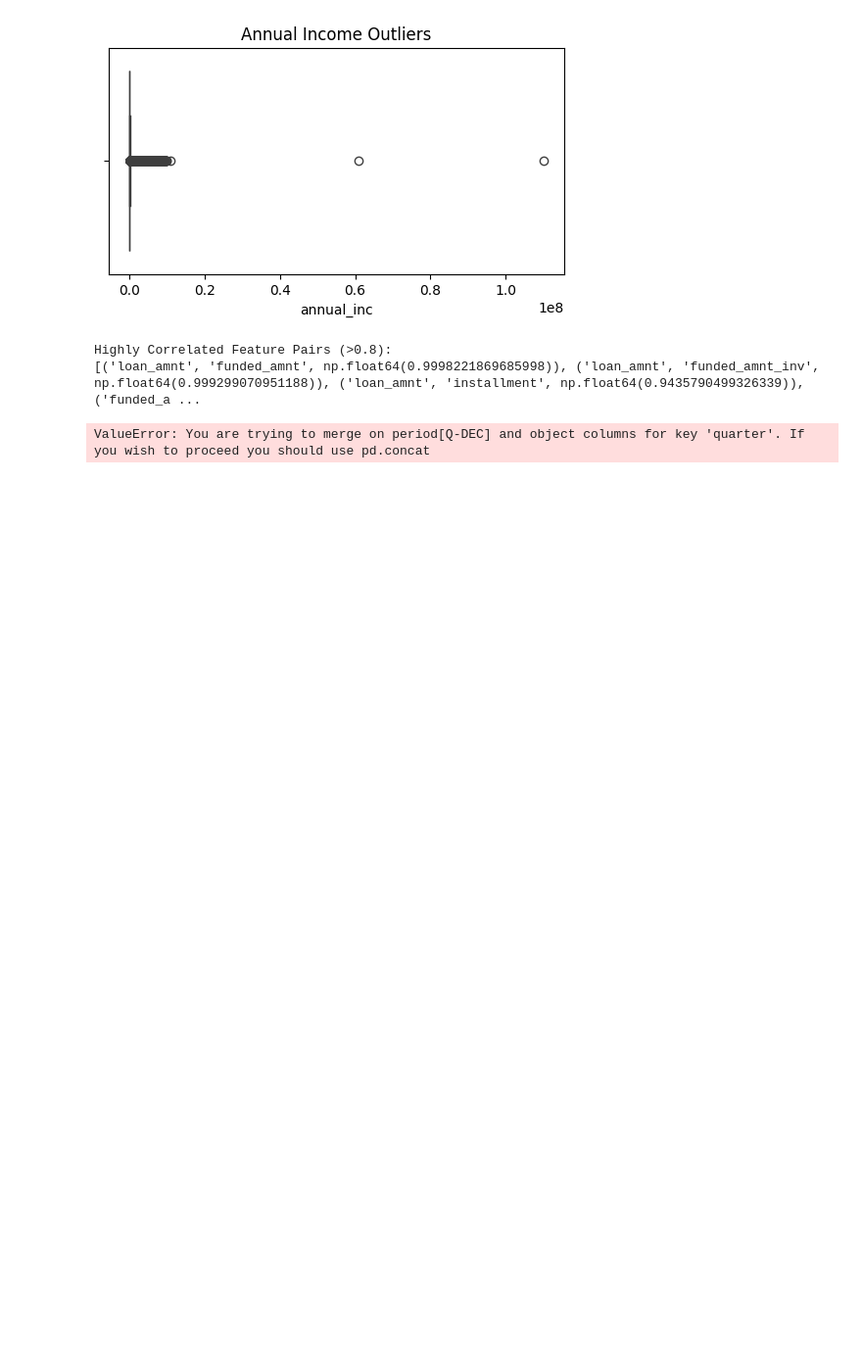
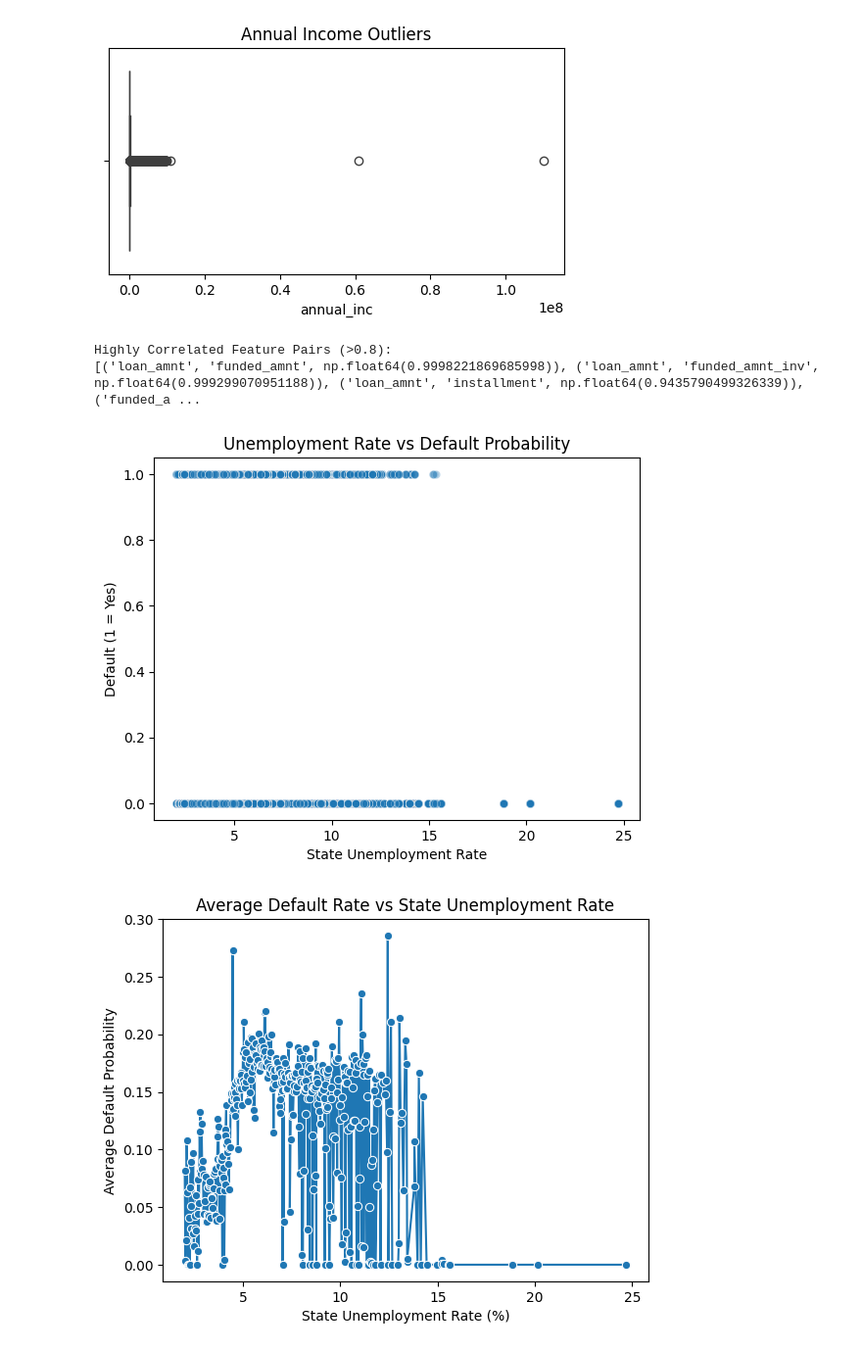
Before and after one commit to DhruvParmar051/peer_to_peer_lending_risk_management, a Jupyter notebook: notebooks/exploratory_data_analysis.ipynb, the cells around one changed output. Shown at 98% size. Cells and saved outputs as stored; diff of their text form; code cells hidden in the pictures; blank space fills up the shorter version.

Commit message:
exploratory_data_analysis completed

```diff
--- a/notebooks/exploratory_data_analysis.ipynb
+++ b/notebooks/exploratory_data_analysis.ipynb
@@ -253,8 +253,39 @@ Highly Correlated Feature Pairs (>0.8):
 # %%
 path = r'..\data\unemployment_rate_by_state.csv'
 fred_df = pd.read_csv(path)
-merged_df = pd.merge(df, fred_df, how='left', on=['addr_state', 'quarter'])
-sns.scatterplot(x='unemployment_rate', y='is_default', data=merged_df)
-plt.title("Unemployment vs Default Rate")
+fred_df['DATE'] = pd.to_datetime(fred_df['DATE'])
+fred_df['year'] = fred_df['DATE'].dt.year
+fred_df['quarter_num'] = ((fred_df['DATE'].dt.month - 1) // 3 + 1)
+fred_df['quarter'] = fred_df['year'].astype(str) + 'Q' + fred_df['quarter_num'].astype(str)
+
+fred_q = fred_df.groupby(['addr_state', 'quarter'], as_index=False)['unemployment_rate'].mean()
+
+
+df['issue_d'] = pd.to_datetime(df['issue_d'], format='%b-%Y', errors='coerce')
+df['year'] = df['issue_d'].dt.year
+df['quarter_num'] = ((df['issue_d'].dt.month - 1) // 3 + 1)
+df['quarter'] = df['year'].astype(str) + 'Q' + df['quarter_num'].astype(str)
+df['quarter'] = df['quarter'].astype(str)
+df['quarter'] = df['quarter'].str.replace('.0', '', regex=False)
+
+merged_df = pd.merge(df, fred_q, how='left', on=['addr_state', 'quarter'])
+
+merged_df['is_default'] = merged_df['loan_status'].apply(lambda x: 1 if 'Charged Off' in str(x) else 0)
+
+sns.scatterplot( y='is_default',x='unemployment_rate', data=merged_df, alpha=0.3)
+plt.title("Unemployment Rate vs Default Probability")
+plt.xlabel("State Unemployment Rate")
+plt.ylabel("Default (1 = Yes)")
+plt.show()
+
+
+avg_default = merged_df.groupby('unemployment_rate')['is_default'].mean().reset_index()
+
+sns.lineplot(x='unemployment_rate', y='is_default', data=avg_default, marker='o')
+plt.title("Average Default Rate vs State Unemployment Rate")
+plt.xlabel("State Unemployment Rate (%)")
+plt.ylabel("Average Default Probability")
+plt.show()
 # %% [output]
-ValueError: You are trying to merge on period[Q-DEC] and object columns for key 'quarter'. If you wish to proceed you should use pd.concat
+[figure, added]
+[figure, added]
```
Also changed, not shown: parts of 2 cells of this notebook.
